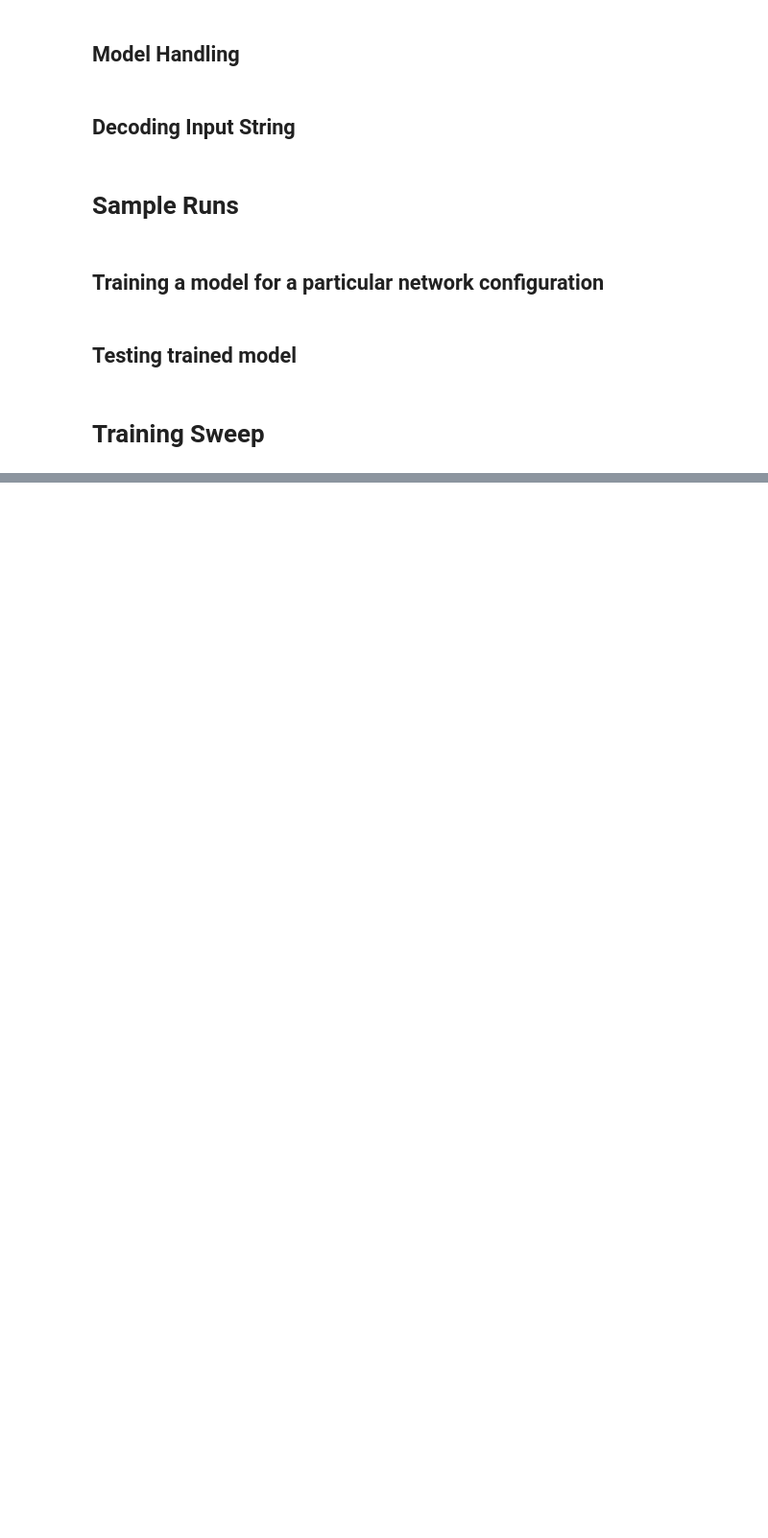
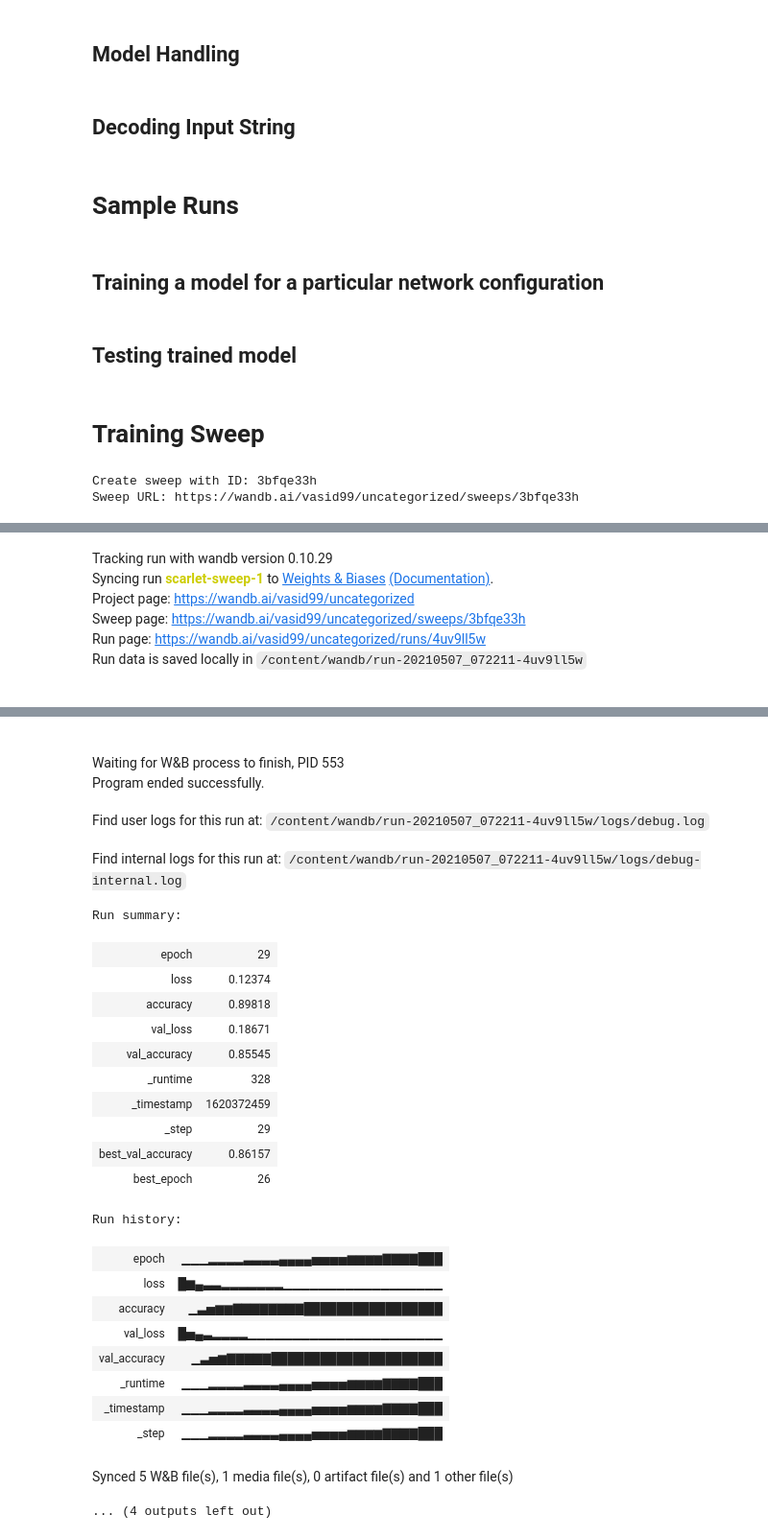
Before and after one commit to vasid99/cs6910-dl, a Jupyter notebook: Assignment03/Assignment03.ipynb, the cells around one changed output, grey strips where cells are left out. Shown at 96% size. Cells and saved outputs as stored; diff of their text form; code cells hidden in the pictures; blank space fills up the shorter version.

```diff
--- a/Assignment03/Assignment03.ipynb
+++ b/Assignment03/Assignment03.ipynb
@@ -324,2 +332,11 @@ training_model.save("/content/drive/MyDrive/Sem_8/trained_models/s2s_samplerun.h
 # %% [markdown]
 ## Testing trained model
+# %%
+use_trained_model = False
+load_timestamp = "20210506_215919"
+
+if use_trained_model:
+  test_model = training_model
+else:
+  test_model = ks.models.load_model("/content/drive/MyDrive/Sem_8/trained-models/s2s_sweep_"+load_timestamp+".h5")
+  test_model.netparams = json.load(open("/content/drive/MyDrive/Sem_8/trained-models/s2s_sweep_"+load_timestamp+".json",'r'))
@@ -333,16 +351,17 @@ print(decode_sequence("intel", [encoder_model, decoder_model]))
 # %% [markdown]
 # Training Sweep
 # %%
-sweeplog_path = "/content/drive/MyDrive/Sem_8/sweeplog.txt"
-savemodel_path = "/content/drive/MyDrive/Sem_8/trained-models"
+sweeplog_path = "/content/drive/MyDrive/Sem_8/sweep/sweeplog.txt"
+savemodel_path = "/content/drive/MyDrive/Sem_8/sweep/trained-models"
 run_sep = '-='*30+'-'
 
+!mkdir -p $savemodel_path
 !touch $sweeplog_path
 # %%
 def runWandbSweep():
-  wandb.init(project="dakshina_hi_no_attention_1")
+  wandb.init(project="dakshina_sweep")
 
-  tcr_wandb_format     = timestr("%b %d' %H:%M:%S")
+  tcr_wandb_format     = timestr("%b %d '%y %H:%M")
   tcr_savemodel_format = timestr("%Y%m%d_%H%M%S")
 
   cfg = wandb.config
@@ -352,7 +371,7 @@ def runWandbSweep():
     "latent_dim": cfg.hidden_layer_size,
     "enc_layers": cfg.num_encoder_layers,
     "dec_layers": cfg.num_decoder_layers,
-    "recurrent_cell": cfg.recurrent_cell,
+    "recurrent_cell": cfg.a1_recurrent_cell,
     "dec_attention": cfg.decoder_attention,
     "dropout": cfg.dropout,
     "enc_state_dep": cfg.encoder_state_dependencies
@@ -373,27 +392,32 @@ def runWandbSweep():
       batch_size=cfg.batch_size,
       epochs=cfg.epochs,
       validation_data=( [enc_inp_val, dec_inp_val], dec_tgt_val_onehot ),
-      callbacks=[WandbCallback(monitor="val_accuracy")]
+      callbacks=[
+                  ks.callbacks.EarlyStopping(monitor="val_loss", patience=10, restore_best_weights=True)
+                , wandb.keras.WandbCallback(monitor="val_accuracy")
+                ]
   )
+
   model.save(savemodel_path+"/s2s_sweep_"+tcr_savemodel_format+".h5")
+  json.dump(netparams, open(savemodel_path+"/s2s_sweep_"+tcr_savemodel_format+".json",'w'))
   open(sweeplog_path,'a').write("Sweep run completed, model saved with timestamp: "+tcr_savemodel_format+"\n\n"+run_sep+"\n\n")
 # %%
 wandbSweepCfg = {
-  "name":"Dakshina HI Parameter Sweep",
+  "name":"Dakshina Parameter Grid Sweep (xAttention)",
   "metric":{
     "name":"val_accuracy",
     "goal":"maximize"
   },
-  "method": "bayes",
+  "method": "grid",
   "parameters":{
     # network parameters
-    "embedding_size": {"values":[16, 32, 64, 256]},
-    "hidden_layer_size": {"values":[16, 32, 64, 256]},
-    "num_encoder_layers": {"values":[1, 2, 3]},
-    "num_decoder_layers": {"values":[1, 2, 3]},
-    "recurrent_cell": {"values":["SimpleRNN", "GRU", "LSTM"]},
-    "decoder_attention": {"values":[False, True]},
-    "dropout": {"values":[0,0.1,0.2]},
+    "embedding_size": {"values":[128, 256]},
+    "hidden_layer_size": {"values":[128, 256]},
+    "num_encoder_layers": {"values":[1, 2]},
+    "num_decoder_layers": {"values":[1]},
+    "a1_recurrent_cell": {"values":["GRU", "LSTM", "SimpleRNN"]},
+    "decoder_attention": {"values":[False]},
+    "dropout": {"values":[0.2, 0.4]},
     "encoder_state_dependencies":{"values":["first"]},
 
     # training parameters
@@ -406,3 +430,6 @@ open(sweeplog_path,'a').write(run_sep+"\n\nStarted sweep at "+timestr("%H:%M:%S
 
 sweepId = wandb.sweep(wandbSweepCfg)#"vasid99/uncategorized/uklnmska"
 wandb.agent(sweepId, function = runWandbSweep)
+# %% [output]
+Create sweep with ID: 3bfqe33h
+Sweep URL: https://wandb.ai/vasid99/uncategorized/sweeps/3bfqe33h
@@ -408,0 +448,6 @@ wandb.agent(sweepId, function = runWandbSweep)
+Tracking run with wandb version 0.10.29
+Syncing run scarlet-sweep-1 to Weights & Biases (Documentation).
+Project page: https://wandb.ai/vasid99/uncategorized
+Sweep page: https://wandb.ai/vasid99/uncategorized/sweeps/3bfqe33h
+Run page: https://wandb.ai/vasid99/uncategorized/runs/4uv9ll5w
+Run data is saved locally in /content/wandb/run-20210507_072211-4uv9ll5w
@@ -408,0 +471,26 @@ wandb.agent(sweepId, function = runWandbSweep)
+Waiting for W&B process to finish, PID 553
+Program ended successfully.
+Find user logs for this run at: /content/wandb/run-20210507_072211-4uv9ll5w/logs/debug.log
+Find internal logs for this run at: /content/wandb/run-20210507_072211-4uv9ll5w/logs/debug-internal.log
+Run summary:
+| epoch | 29 |
+| loss | 0.12374 |
+| accuracy | 0.89818 |
+| val_loss | 0.18671 |
+| val_accuracy | 0.85545 |
+| _runtime | 328 |
+| _timestamp | 1620372459 |
+| _step | 29 |
+| best_val_accuracy | 0.86157 |
+| best_epoch | 26 |
+Run history:
+| epoch | ▁▁▁▂▂▂▂▃▃▃▃▄▄▄▄▅▅▅▅▆▆▆▆▇▇▇▇███ |
+| loss | █▆▄▃▃▂▂▂▂▂▂▂▁▁▁▁▁▁▁▁▁▁▁▁▁▁▁▁▁▁ |
+| accuracy | ▁▃▅▆▆▇▇▇▇▇▇▇▇█████████████████ |
+| val_loss | █▅▄▃▂▂▂▂▁▁▁▁▁▁▁▁▁▁▁▁▁▁▁▁▁▁▁▁▁▁ |
+| val_accuracy | ▁▃▅▆▇▇▇▇▇█████████████████████ |
+| _runtime | ▁▁▁▂▂▂▂▃▃▃▃▄▄▄▄▅▅▅▅▆▆▆▆▇▇▇▇███ |
+| _timestamp | ▁▁▁▂▂▂▂▃▃▃▃▄▄▄▄▅▅▅▅▆▆▆▆▇▇▇▇███ |
+| _step | ▁▁▁▂▂▂▂▃▃▃▃▄▄▄▄▅▅▅▅▆▆▆▆▇▇▇▇███ |
+Synced 5 W&B file(s), 1 media file(s), 0 artifact file(s) and 1 other file(s)
+... (4 outputs left out)
```
Also changed, not shown: parts of 10 cells of this notebook.
